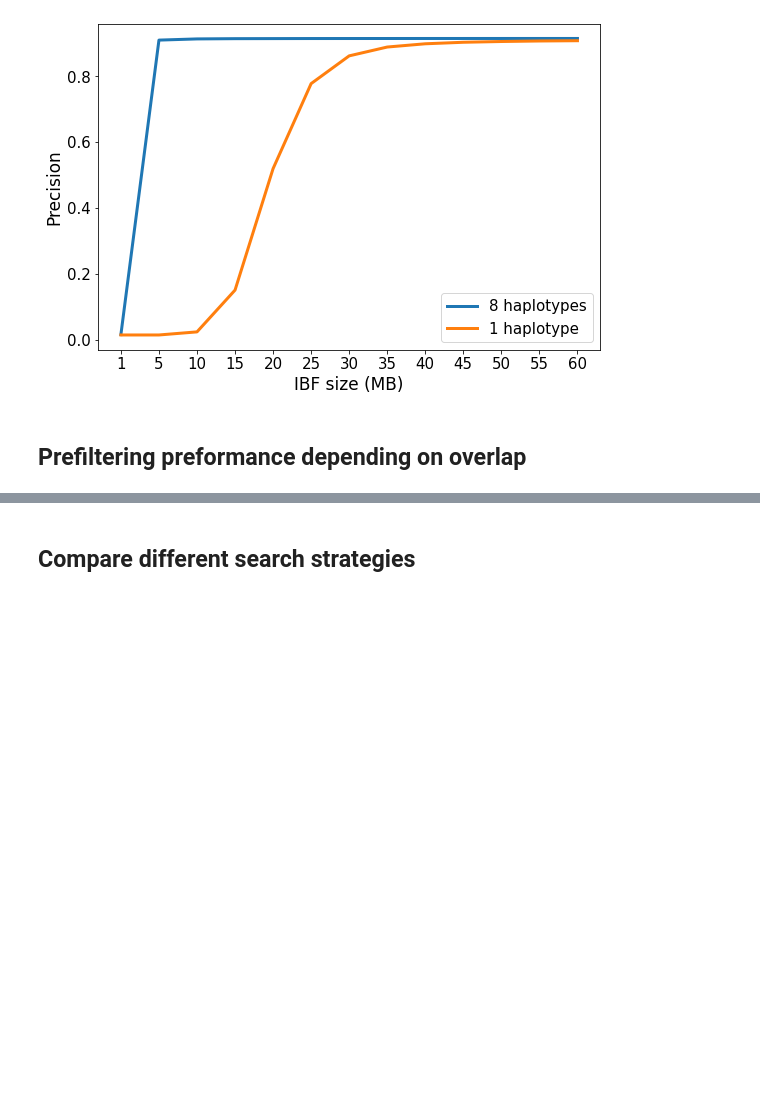
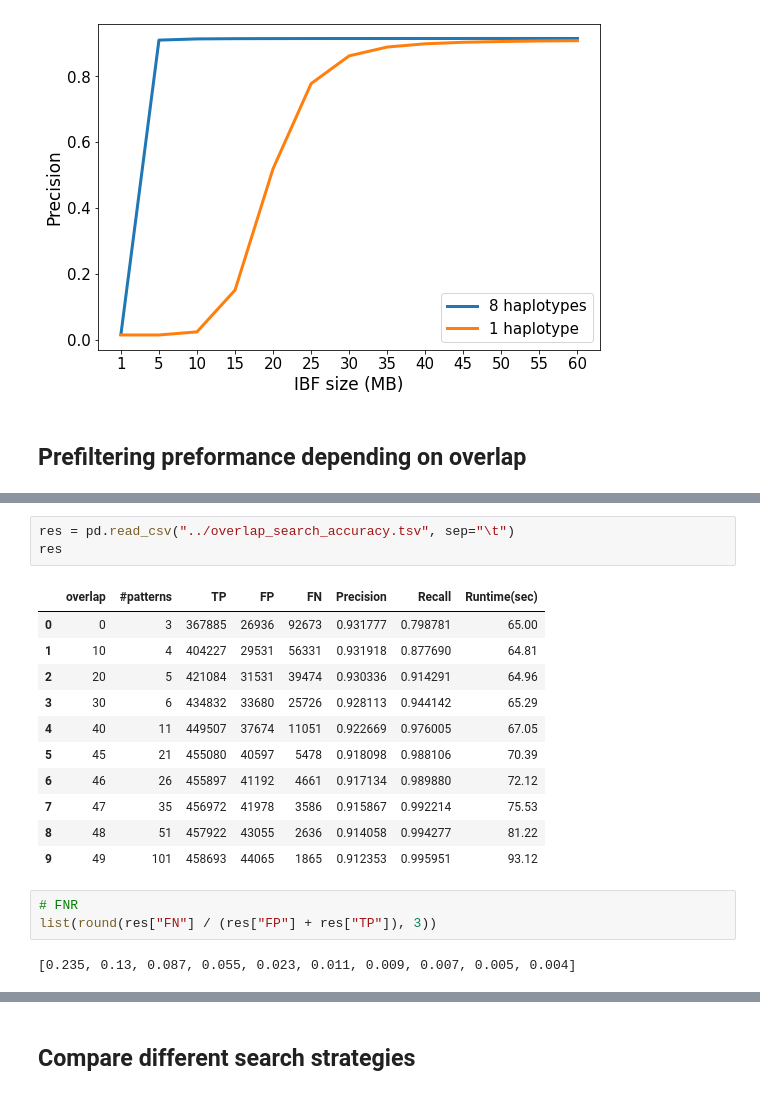
Before and after one commit to eaasna/test-DREAM-stellar, a Jupyter notebook: valik-parameters/scripts/Assess accuracy.ipynb, the cells around one changed output, grey strips where cells are left out. Saved outputs shown, nothing was run; the diff lists cells and outputs as text; blank space fills up the shorter version.

```diff
--- a/valik-parameters/scripts/Assess accuracy.ipynb
+++ b/valik-parameters/scripts/Assess accuracy.ipynb
@@ -209,0 +257,20 @@ f.close()
+# %%
+res = pd.read_csv("../overlap_search_accuracy.tsv", sep="\t")
+res
+# %% [output]
+|  | overlap | #patterns | TP | FP | FN | Precision | Recall | Runtime(sec) |
+| 0 | 0 | 3 | 367885 | 26936 | 92673 | 0.931777 | 0.798781 | 65.00 |
+| 1 | 10 | 4 | 404227 | 29531 | 56331 | 0.931918 | 0.877690 | 64.81 |
+| 2 | 20 | 5 | 421084 | 31531 | 39474 | 0.930336 | 0.914291 | 64.96 |
+| 3 | 30 | 6 | 434832 | 33680 | 25726 | 0.928113 | 0.944142 | 65.29 |
+| 4 | 40 | 11 | 449507 | 37674 | 11051 | 0.922669 | 0.976005 | 67.05 |
+| 5 | 45 | 21 | 455080 | 40597 | 5478 | 0.918098 | 0.988106 | 70.39 |
+| 6 | 46 | 26 | 455897 | 41192 | 4661 | 0.917134 | 0.989880 | 72.12 |
+| 7 | 47 | 35 | 456972 | 41978 | 3586 | 0.915867 | 0.992214 | 75.53 |
+| 8 | 48 | 51 | 457922 | 43055 | 2636 | 0.914058 | 0.994277 | 81.22 |
+| 9 | 49 | 101 | 458693 | 44065 | 1865 | 0.912353 | 0.995951 | 93.12 |
+# %%
+# FNR
+list(round(res["FN"] / (res["FP"] + res["TP"]), 3))
+# %% [output]
+[0.235, 0.13, 0.087, 0.055, 0.023, 0.011, 0.009, 0.007, 0.005, 0.004]
```
Also changed, not shown: parts of 4 cells of this notebook, 5 other files.
